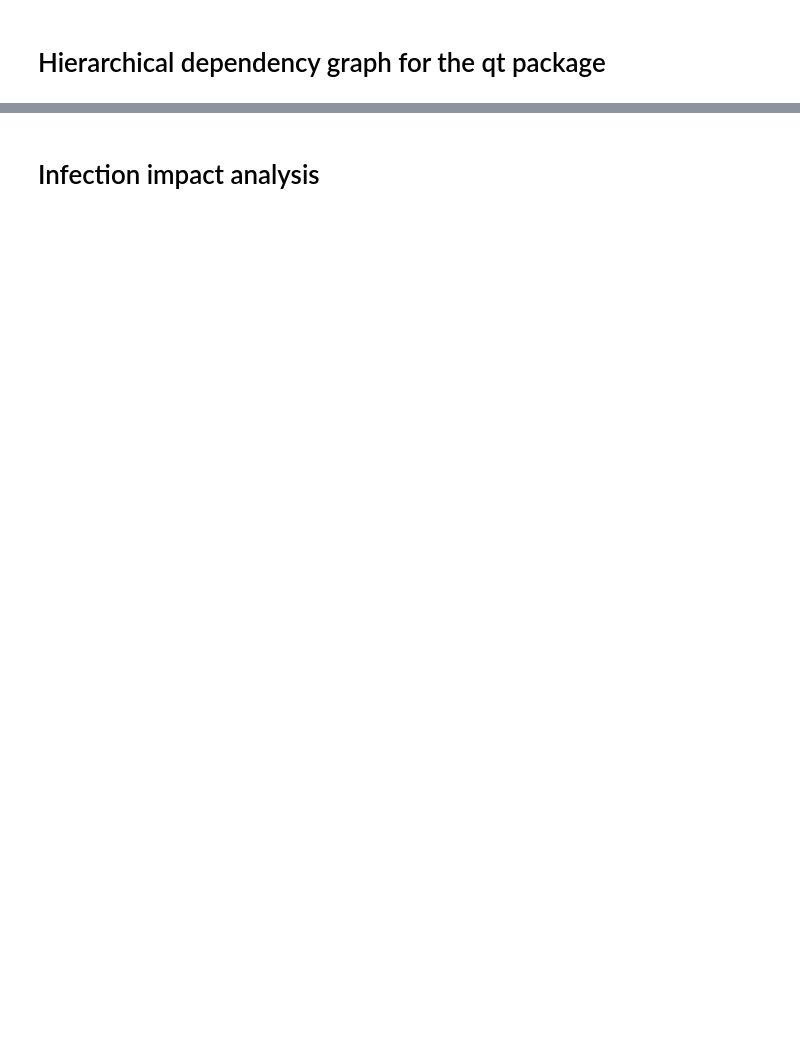
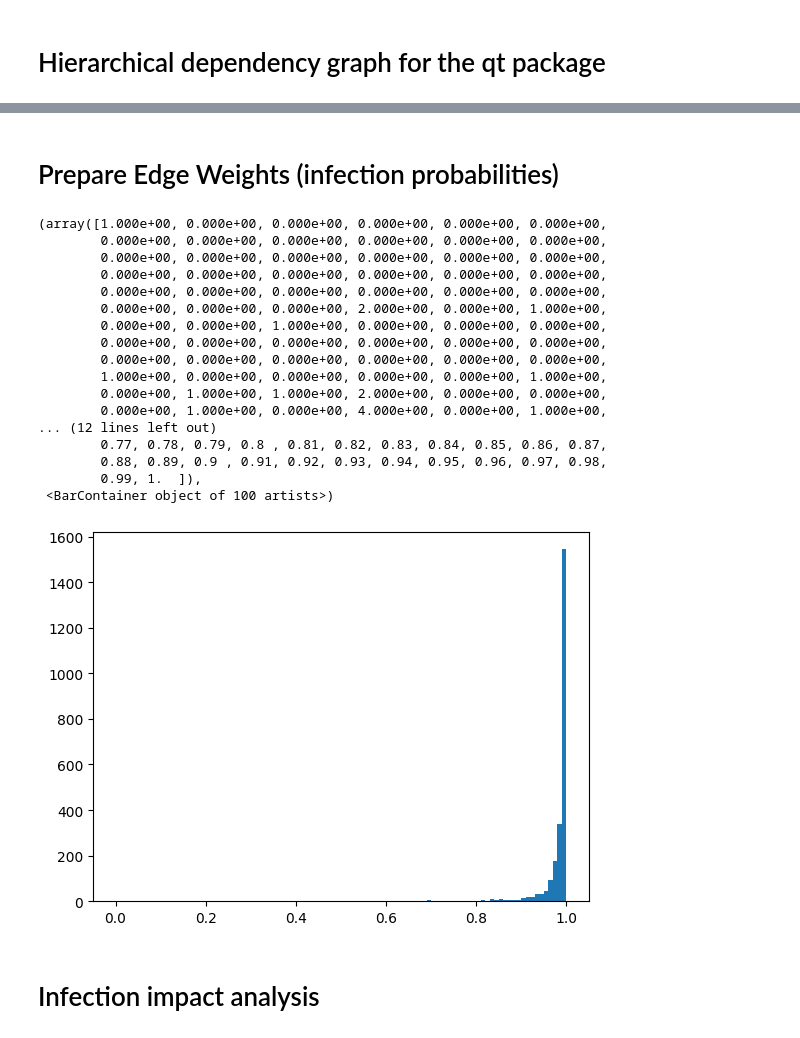
Before and after one commit to Krrer-uni/DAVe, a Jupyter notebook: dave.ipynb, the cells around one changed output, grey strips where cells are left out. Saved outputs shown, nothing was run; the diff lists cells and outputs as text; code cells hidden in the pictures; blank space fills up the shorter version.

Commit message:
Applied infection probabilities

```diff
--- a/dave.ipynb
+++ b/dave.ipynb
@@ -250,3 +263,31 @@ plt.show()
+# %% [markdown]
+# Prepare Edge Weights (infection probabilities)
+# %%
+a, b = 0.0001, 0.95
+contributors = package_stats['contributors_count']
+normalized_contributors = -(contributors-contributors.min())/(contributors.max()-contributors.min()) + 1
+normalized_and_scaled_contributors = normalized_contributors * (b - a) + a
+normalized_and_scaled_contributors.head()
+plt.hist(normalized_contributors, bins=100)
+# %% [output]
+(array([1.000e+00, 0.000e+00, 0.000e+00, 0.000e+00, 0.000e+00, 0.000e+00,
+        0.000e+00, 0.000e+00, 0.000e+00, 0.000e+00, 0.000e+00, 0.000e+00,
+        0.000e+00, 0.000e+00, 0.000e+00, 0.000e+00, 0.000e+00, 0.000e+00,
+        0.000e+00, 0.000e+00, 0.000e+00, 0.000e+00, 0.000e+00, 0.000e+00,
+        0.000e+00, 0.000e+00, 0.000e+00, 0.000e+00, 0.000e+00, 0.000e+00,
+        0.000e+00, 0.000e+00, 0.000e+00, 2.000e+00, 0.000e+00, 1.000e+00,
+        0.000e+00, 0.000e+00, 1.000e+00, 0.000e+00, 0.000e+00, 0.000e+00,
+        0.000e+00, 0.000e+00, 0.000e+00, 0.000e+00, 0.000e+00, 0.000e+00,
+        0.000e+00, 0.000e+00, 0.000e+00, 0.000e+00, 0.000e+00, 0.000e+00,
+        1.000e+00, 0.000e+00, 0.000e+00, 0.000e+00, 0.000e+00, 1.000e+00,
+        0.000e+00, 1.000e+00, 1.000e+00, 2.000e+00, 0.000e+00, 0.000e+00,
+        0.000e+00, 1.000e+00, 0.000e+00, 4.000e+00, 0.000e+00, 1.000e+00,
+... (12 lines left out)
+        0.77, 0.78, 0.79, 0.8 , 0.81, 0.82, 0.83, 0.84, 0.85, 0.86, 0.87,
+        0.88, 0.89, 0.9 , 0.91, 0.92, 0.93, 0.94, 0.95, 0.96, 0.97, 0.98,
+        0.99, 1.  ]),
+ <BarContainer object of 100 artists>)
+[figure, added]
 # %% [markdown]
 # Infection impact analysis
 # %%
```
Also changed, not shown: parts of 10 cells of this notebook.
